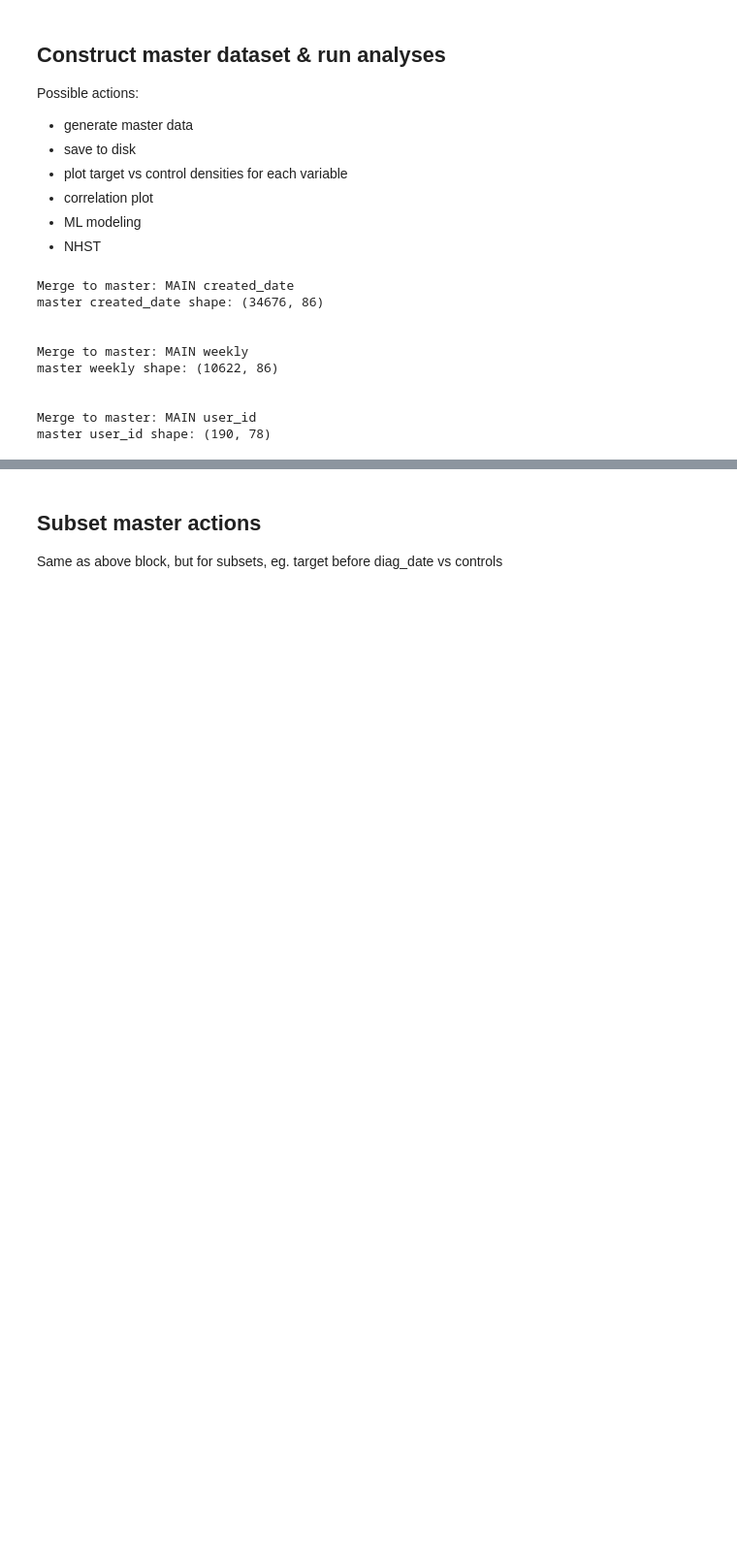
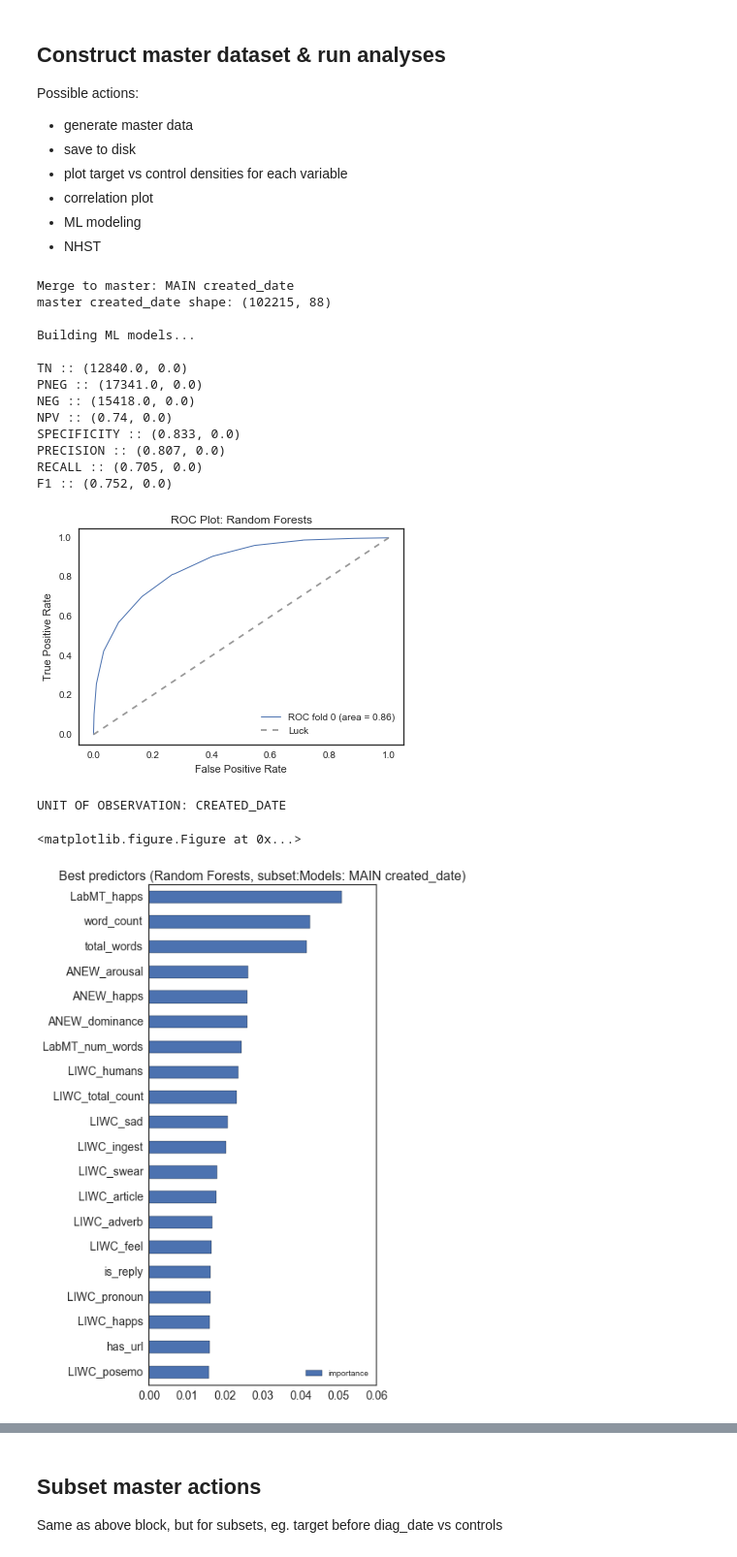
Before and after one commit to andrewreece/predicthealth, a Jupyter notebook: eda-twitter.ipynb, the cells around one changed output, grey strips where cells are left out. Shown: that part at 97% size. Saved outputs shown, nothing was run; the diff lists cells and outputs as text; code cells hidden in the pictures; blank space fills up the shorter version.

Commit message:
Reworked PCA, cleaned up and segmented make_models()

```diff
--- a/eda-twitter.ipynb
+++ b/eda-twitter.ipynb
@@ -37,7 +20,7 @@ loading ANEW with stopVal=1.0, for 765 words
 # %% [markdown]
 ## Load SQLite database
 # %%
-dbfile = 'project_may9_649pm.db'
+dbfile = 'project_july26.db' # only project_july26.db has up-to-date word feats
 conn = sqlite3.connect(dbfile)
 # %% [markdown]
 ## Analysis parameters
@@ -109,11 +142,14 @@ Otherwise we load existing cleaned/aggregated data from pickle
 # %%
-if load_from_pickle:
-    data = pickle.load( open( "{cond}_{pl}_data.p".format(cond=condition,pl=platform), "rb" ) )
-
-else:
+if not load_from: # construct data dict from raw data
     data = make_data_dict(params, condition, test_name, conn)
-    prepare_raw_data(data, platform, params, conn, gb_types, condition, periods, turn_points)
-    pickle.dump( data, open( "{cond}_{pl}_data.p".format(cond=condition,pl=platform), "wb" ) )
+    prepare_raw_data(data, platform, params, conn, gb_types, condition,
+                     periods, turn_points, posting_cutoff,
+                     additional_data=additional_data, include_filter=include_filter, limit_date_range=limit_date_range)
+else: # load data dict from saved file
+    #data = data_loader(load_from, condition, platform, path_head)
+    data = pickle.load(open("{path}{cond}_{pl}_data.p".format(path=path_head,
+                                                              cond=condition,
+                                                              pl=platform), "rb" ) )
 # %% [markdown]
 ### This next section generates word features from Andy Reagan's code
 
@@ -135,25 +171,32 @@ Possible actions:
 # %%
 if run_master:
     master = data['master']
     target = data['target']['gb']
     control = data['control']['gb']
     report = 'MAIN'
 
     if action_params['create_master']:
         master['model'] = {}
 
-    for gb_type in gb_types:
+    for gb_type in ['created_date', 'weekly']:
 
         master_actions(master, target, control, condition, platform,
-                       params, gb_type, report, action_params, clfs)
+                       params, gb_type, report, action_params, clfs, additional_data, posting_cutoff)
 # %% [output]
 Merge to master: MAIN created_date
-master created_date shape: (34676, 86)
+master created_date shape: (102215, 88)
 
+Building ML models...
 
-Merge to master: MAIN weekly
-master weekly shape: (10622, 86)
-
-
-Merge to master: MAIN user_id
-master user_id shape: (190, 78)
+TN :: (12840.0, 0.0)
+PNEG :: (17341.0, 0.0)
+NEG :: (15418.0, 0.0)
+NPV :: (0.74, 0.0)
+SPECIFICITY :: (0.833, 0.0)
+PRECISION :: (0.807, 0.0)
+RECALL :: (0.705, 0.0)
+F1 :: (0.752, 0.0)
+[figure, added]
+UNIT OF OBSERVATION: CREATED_DATE
+<matplotlib.figure.Figure at 0x...>
+[figure, added]
```
Also changed, not shown: parts of 11 cells of this notebook, 1 other file.
